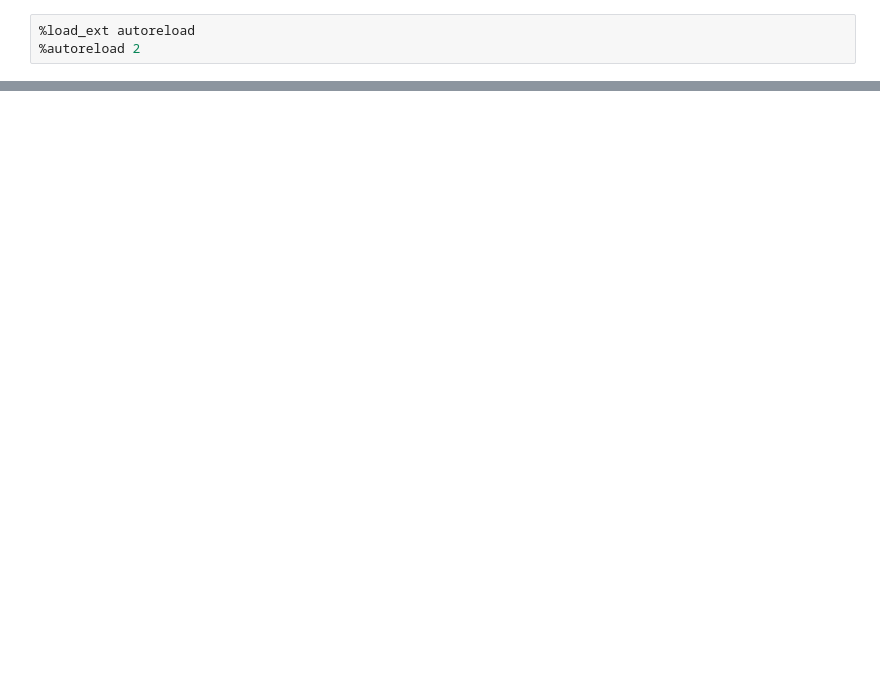
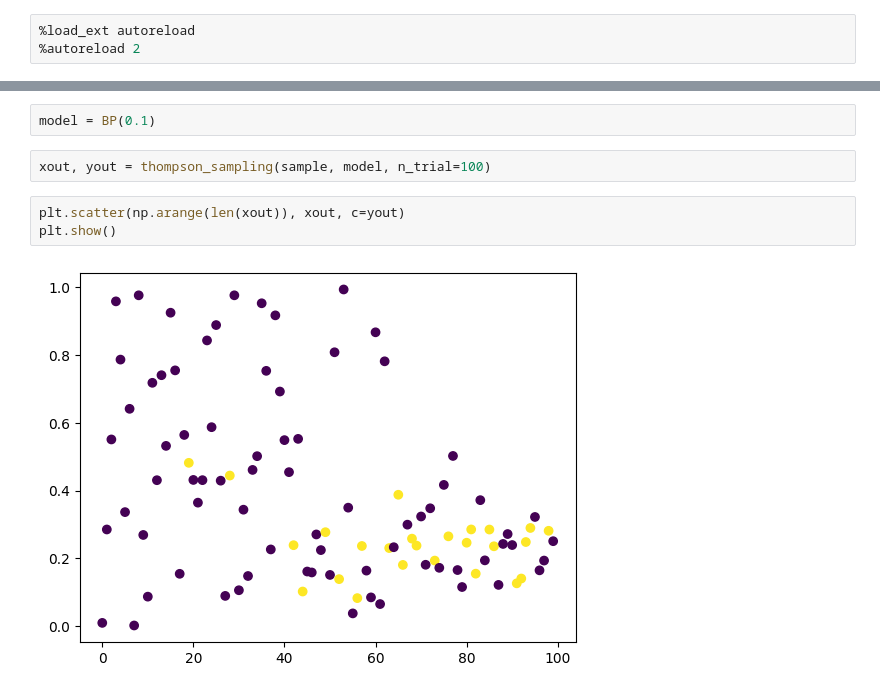
Before and after one commit to j319097/Continuum-armed-Bandits-, a Jupyter notebook: work/GP-TS-tk.ipynb, the cells around one changed output, grey strips where cells are left out. Saved outputs shown, nothing was run; the diff lists cells and outputs as text; blank space fills up the shorter version.

```diff
--- a/work/GP-TS-tk.ipynb
+++ b/work/GP-TS-tk.ipynb
@@ -66,0 +51,9 @@ plt.scatter(gp._x, gp._y)
+# %%
+model = BP(0.1)
+# %%
+xout, yout = thompson_sampling(sample, model, n_trial=100)
+# %%
+plt.scatter(np.arange(len(xout)), xout, c=yout)
+plt.show()
+# %% [output]
+[figure, added]
```
Also changed, not shown: parts of 16 cells of this notebook, 1 other file.
